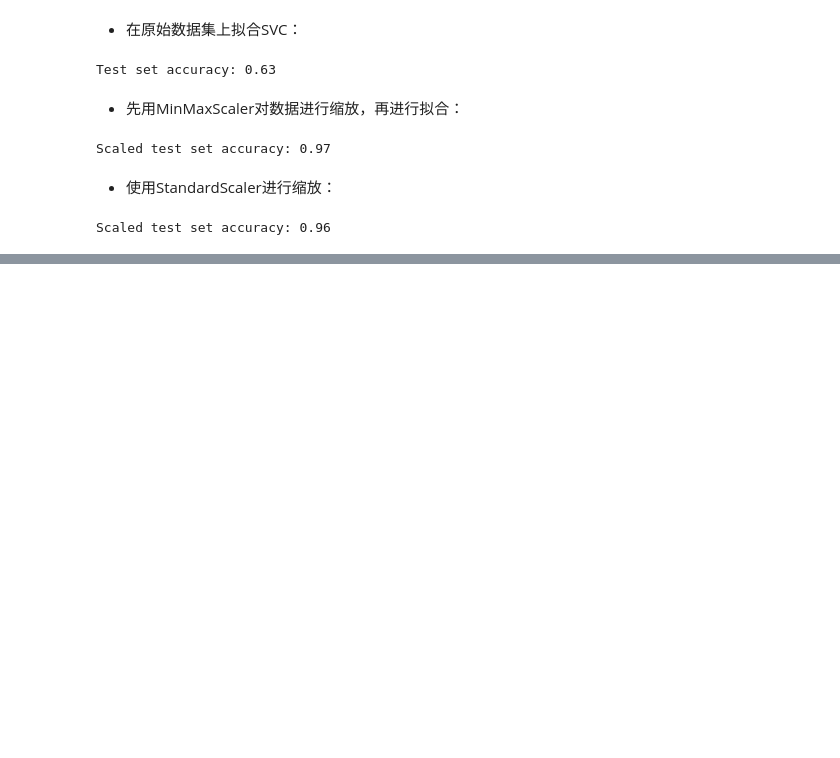
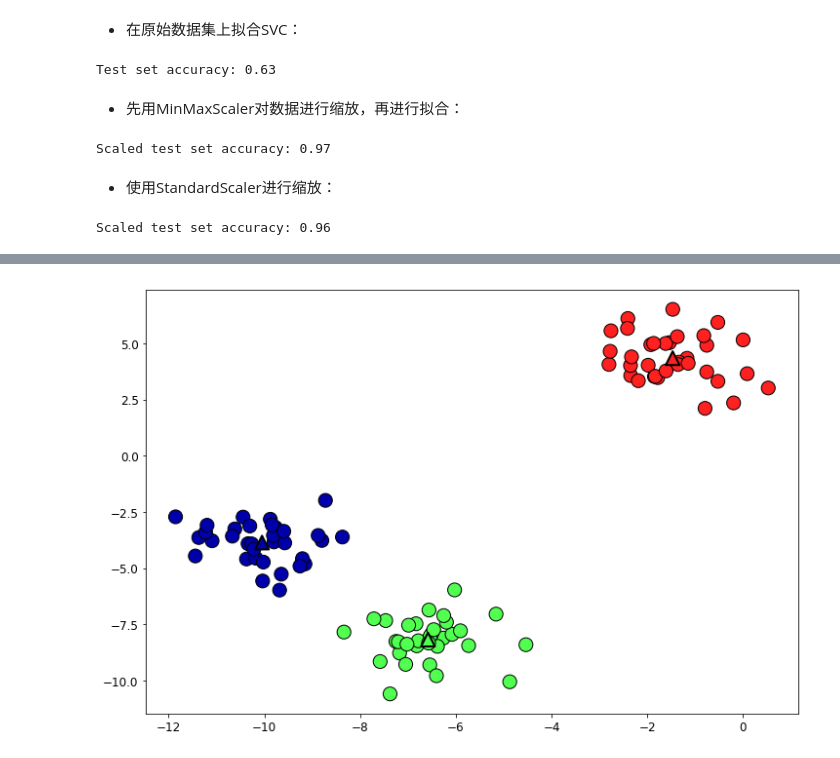
Before and after one commit to libingallin/introduction-to-ml, a Jupyter notebook: ch3_unsupervied_learning_and_preprocessing.ipynb, the cells around one changed output, grey strips where cells are left out. Saved outputs shown, nothing was run; the diff lists cells and outputs as text; code cells hidden in the pictures; blank space fills up the shorter version.

```diff
--- a/ch3_unsupervied_learning_and_preprocessing.ipynb
+++ b/ch3_unsupervied_learning_and_preprocessing.ipynb
@@ -343,0 +399,10 @@ Scaled test set accuracy: 0.96
+# %%
+cm3 = ListedColormap(['#0000aa', '#ff2020', '#50ff50'])
+# %%
+plt.figure(figsize=(12, 8))
+plt.scatter(X[:, 0], X[:, 1], c=kmeans.labels_, cmap=cm3, s=200, edgecolors="k")
+plt.scatter(kmeans.cluster_centers_[:, 0], kmeans.cluster_centers_[:, 1],
+            marker="^", s=200, linewidth=2, c=[0, 1, 2], cmap=cm3, edgecolors="k")
+plt.show()
+# %% [output]
+[figure, added]
```
Also changed, not shown: parts of 62 cells of this notebook.
